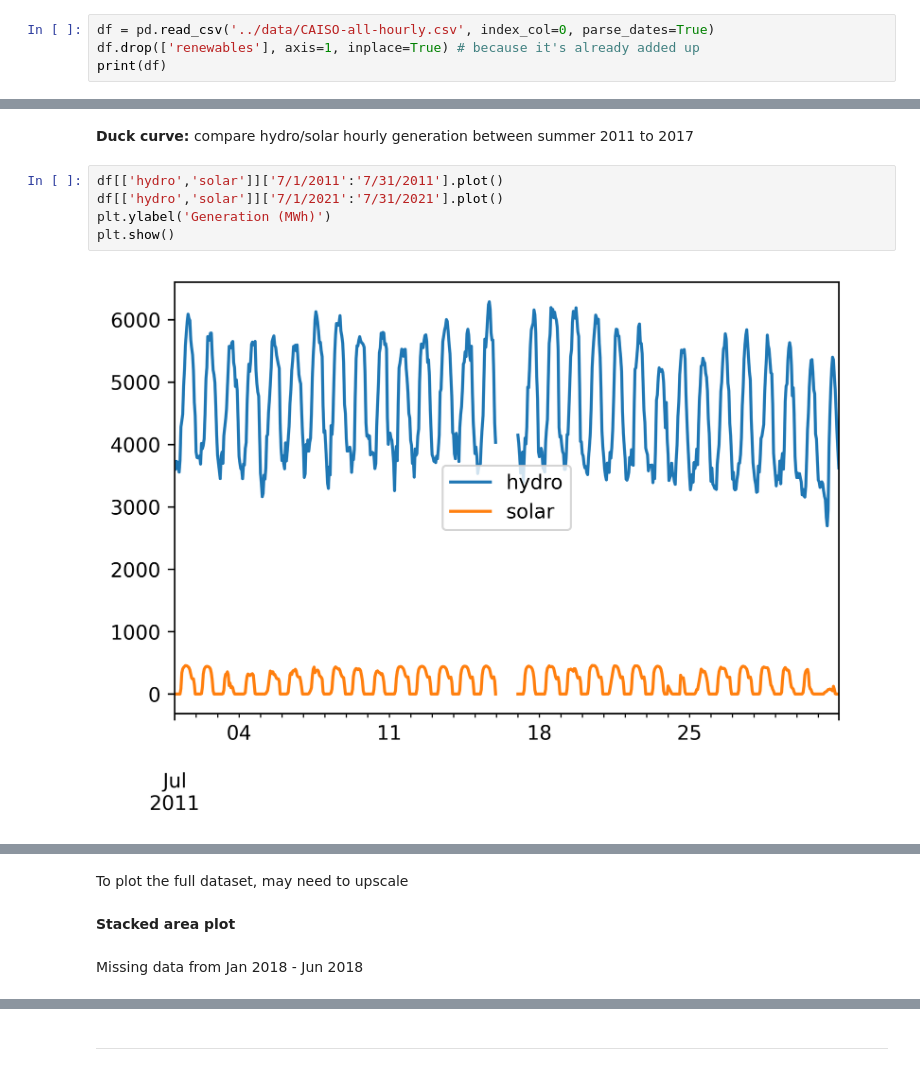
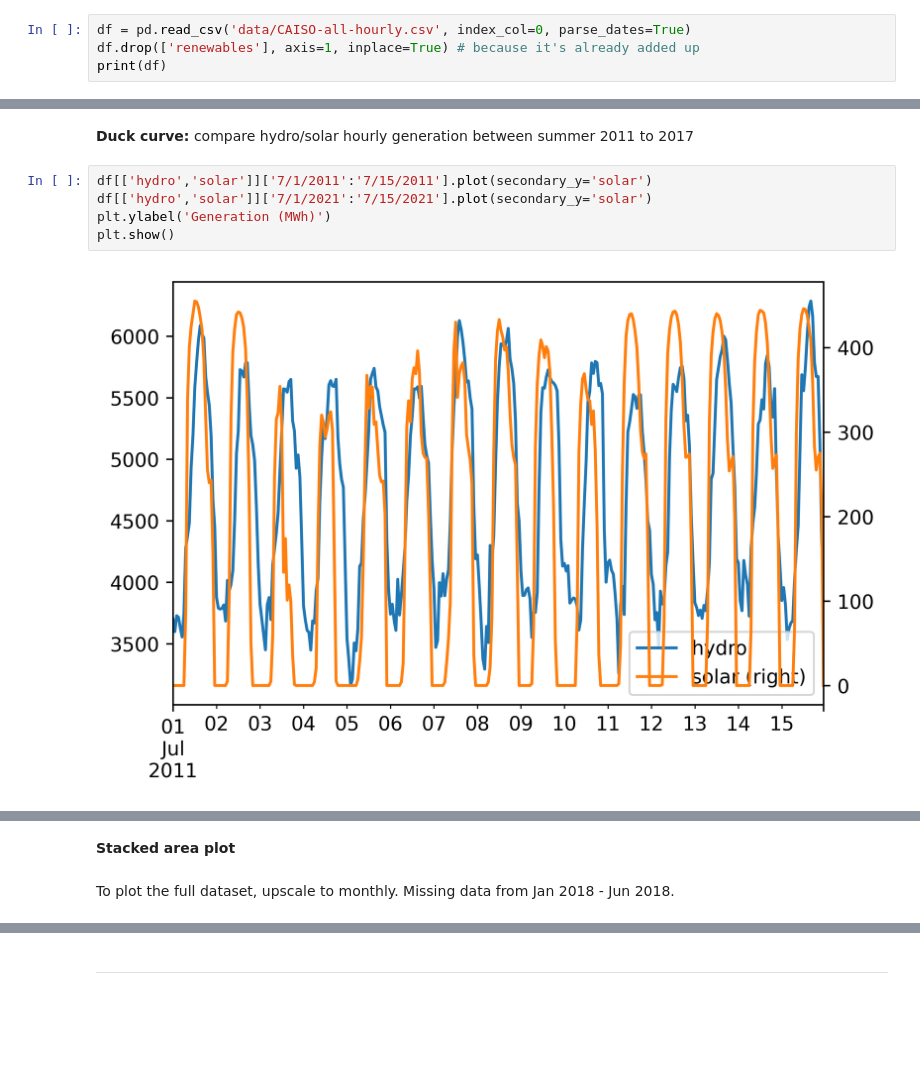
Before and after one commit to jdherman/eci273, a Jupyter notebook: L06-water-energy.ipynb, the cells around one changed output, grey strips where cells are left out. Saved outputs shown, nothing was run; the diff lists cells and outputs as text; blank space fills up the shorter version.

```diff
--- a/L06-water-energy.ipynb
+++ b/L06-water-energy.ipynb
@@ -9,7 +9,7 @@ import pandas as pd
 import matplotlib.pyplot as plt
 plt.rcParams['figure.dpi'] = 600
 # %%
-df = pd.read_csv('../data/CAISO-all-hourly.csv', index_col=0, parse_dates=True)
+df = pd.read_csv('data/CAISO-all-hourly.csv', index_col=0, parse_dates=True)
 df.drop(['renewables'], axis=1, inplace=True) # because it's already added up
 print(df)
 # %% [output]
@@ -33,9 +33,9 @@ print(df)
 # %% [markdown]
 __Duck curve:__ compare hydro/solar hourly generation between summer 2011 to 2017
 # %%
-df[['hydro','solar']]['7/1/2011':'7/31/2011'].plot()
-df[['hydro','solar']]['7/1/2021':'7/31/2021'].plot()
+df[['hydro','solar']]['7/1/2011':'7/15/2011'].plot(secondary_y='solar')
+df[['hydro','solar']]['7/1/2021':'7/15/2021'].plot(secondary_y='solar')
 plt.ylabel('Generation (MWh)')
 plt.show()
 # %% [output]
-[figure, old version]
+[figure, new version]
@@ -43,9 +43,7 @@ plt.show()
-# %% [markdown]
-To plot the full dataset, may need to upscale
 # %% [markdown]
 __Stacked area plot__
 # %% [markdown]
-Missing data from Jan 2018 - Jun 2018
+To plot the full dataset, upscale to monthly. Missing data from Jan 2018 - Jun 2018.
 # %%
 df = df.resample('M').sum() / 1000 # convert to GWh per month
 df.plot.area()
```
Also changed, not shown: parts of 8 cells of this notebook, 1 other file.
